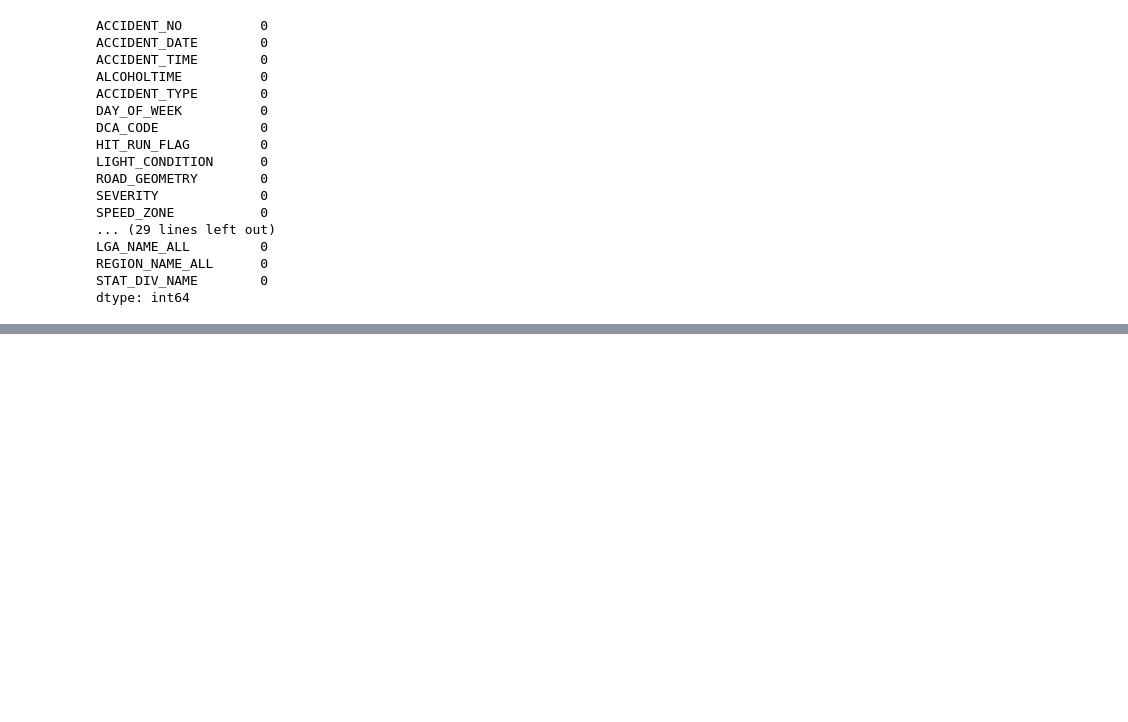
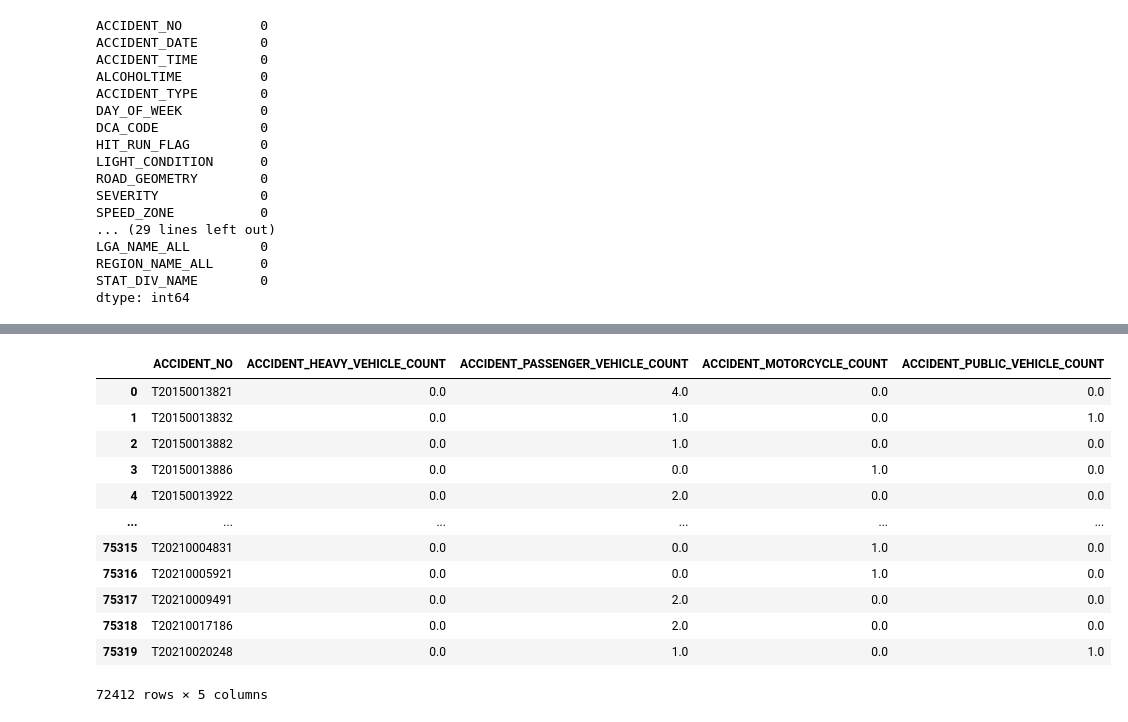
Before and after one commit to Samravp/Road-Crash-ETL, a Jupyter notebook: transforming.ipynb, the cells around one changed output, grey strips where cells are left out. Drawn from its saved outputs; the diff is of its cells as text; code cells hidden in the pictures; blank space fills up the shorter version.

```diff
--- a/transforming.ipynb
+++ b/transforming.ipynb
@@ -265,4 +442,23 @@ people_involved =crashes[wanted_columns]
 # %%
 # vehicle_involed
-col = ["ACCIDENT_NO",'NO_OF_VEHICLES','HEAVYVEHICLE', 'PASSENGERVEHICLE', 'MOTORCYCLE', 'PUBLICVEHICLE']
+col = ["ACCIDENT_NO",'HEAVYVEHICLE', 'PASSENGERVEHICLE', 'MOTORCYCLE', 'PUBLICVEHICLE']
 vehicles_involed = crashes[col]
+# %%
+vehicles_involed = vehicles_involed.rename(columns={'HEAVYVEHICLE':'ACCIDENT_HEAVY_VEHICLE_COUNT', 'PASSENGERVEHICLE':'ACCIDENT_PASSENGER_VEHICLE_COUNT',
+'MOTORCYCLE':'ACCIDENT_MOTORCYCLE_COUNT', 'PUBLICVEHICLE':'ACCIDENT_PUBLIC_VEHICLE_COUNT'})
+# %%
+vehicles_involed
+# %% [output]
+|  | ACCIDENT_NO | ACCIDENT_HEAVY_VEHICLE_COUNT | ACCIDENT_PASSENGER_VEHICLE_COUNT | ACCIDENT_MOTORCYCLE_COUNT | ACCIDENT_PUBLIC_VEHICLE_COUNT |
+| 0 | T20150013821 | 0.0 | 4.0 | 0.0 | 0.0 |
+| 1 | T20150013832 | 0.0 | 1.0 | 0.0 | 1.0 |
+| 2 | T20150013882 | 0.0 | 1.0 | 0.0 | 0.0 |
+| 3 | T20150013886 | 0.0 | 0.0 | 1.0 | 0.0 |
+| 4 | T20150013922 | 0.0 | 2.0 | 0.0 | 0.0 |
+| ... | ... | ... | ... | ... | ... |
+| 75315 | T20210004831 | 0.0 | 0.0 | 1.0 | 0.0 |
+| 75316 | T20210005921 | 0.0 | 0.0 | 1.0 | 0.0 |
+| 75317 | T20210009491 | 0.0 | 2.0 | 0.0 | 0.0 |
+| 75318 | T20210017186 | 0.0 | 2.0 | 0.0 | 0.0 |
+| 75319 | T20210020248 | 0.0 | 1.0 | 0.0 | 1.0 |
+72412 rows × 5 columns
```
Also changed, not shown: parts of 73 cells of this notebook.
